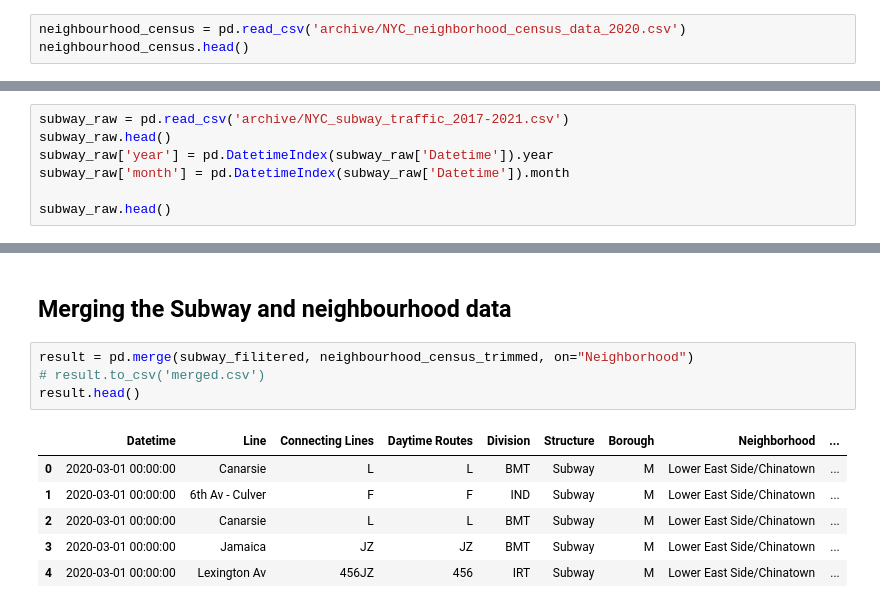
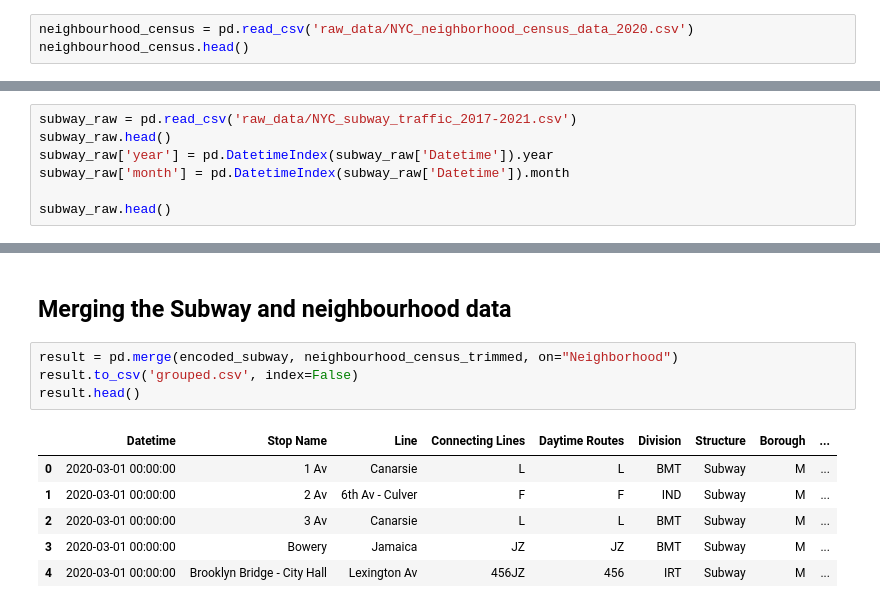
Before and after one commit to FairWell-dev/FairWell, a Jupyter notebook: EDA/EDA.ipynb, the cells around one changed output, grey strips where cells are left out. Saved outputs shown, nothing was run; the diff lists cells and outputs as text.

Commit message:
merge full OHE instead of lines only

```diff
--- a/EDA/EDA.ipynb
+++ b/EDA/EDA.ipynb
@@ -9,7 +9,7 @@ pd.set_option('display.max_columns', 500)
 # %% [markdown]
 # Neighbourhood Census Data
 # %%
-neighbourhood_census = pd.read_csv('archive/NYC_neighborhood_census_data_2020.csv')
+neighbourhood_census = pd.read_csv('raw_data/NYC_neighborhood_census_data_2020.csv')
 neighbourhood_census.head()
 # %% [output]
 |  | Neighborhood | Born in New York State | Car-free commute (% of commuters) | Disabled population | FHAVA-backed home purchase loans ... | ... |
@@ -145,7 +145,7 @@ dtype: float64
 # %% [markdown]
 # Subway Data
 # %%
-subway_raw = pd.read_csv('archive/NYC_subway_traffic_2017-2021.csv')
+subway_raw = pd.read_csv('raw_data/NYC_subway_traffic_2017-2021.csv')
 subway_raw.head()
 subway_raw['year'] = pd.DatetimeIndex(subway_raw['Datetime']).year
 subway_raw['month'] = pd.DatetimeIndex(subway_raw['Datetime']).month
@@ -364,13 +364,13 @@ Aggregate by Neighbourhood and Datetime
 # %% [markdown]
 ## Merging the Subway and neighbourhood data
 # %%
-result = pd.merge(subway_filitered, neighbourhood_census_trimmed, on="Neighborhood")
-# result.to_csv('merged.csv')
+result = pd.merge(encoded_subway, neighbourhood_census_trimmed, on="Neighborhood")
+result.to_csv('grouped.csv', index=False)
 result.head()
 # %% [output]
-|  | Datetime | Line | Connecting Lines | Daytime Routes | Division | Structure | Borough | Neighborhood | ... |
-| 0 | 2020-03-01 00:00:00 | Canarsie | L | L | BMT | Subway | M | Lower East Side/Chinatown | ... |
-| 1 | 2020-03-01 00:00:00 | 6th Av - Culver | F | F | IND | Subway | M | Lower East Side/Chinatown | ... |
-| 2 | 2020-03-01 00:00:00 | Canarsie | L | L | BMT | Subway | M | Lower East Side/Chinatown | ... |
-| 3 | 2020-03-01 00:00:00 | Jamaica | JZ | JZ | BMT | Subway | M | Lower East Side/Chinatown | ... |
-| 4 | 2020-03-01 00:00:00 | Lexington Av | 456JZ | 456 | IRT | Subway | M | Lower East Side/Chinatown | ... |
+|  | Datetime | Stop Name | Line | Connecting Lines | Daytime Routes | Division | Structure | Borough | ... |
+| 0 | 2020-03-01 00:00:00 | 1 Av | Canarsie | L | L | BMT | Subway | M | ... |
+| 1 | 2020-03-01 00:00:00 | 2 Av | 6th Av - Culver | F | F | IND | Subway | M | ... |
+| 2 | 2020-03-01 00:00:00 | 3 Av | Canarsie | L | L | BMT | Subway | M | ... |
+| 3 | 2020-03-01 00:00:00 | Bowery | Jamaica | JZ | JZ | BMT | Subway | M | ... |
+| 4 | 2020-03-01 00:00:00 | Brooklyn Bridge - City Hall | Lexington Av | 456JZ | 456 | IRT | Subway | M | ... |
```
Also changed, not shown: parts of 2 cells of this notebook.
